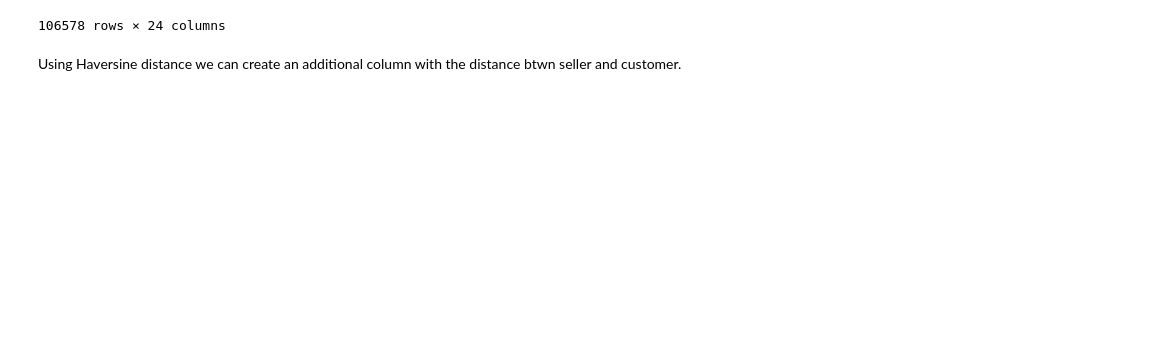
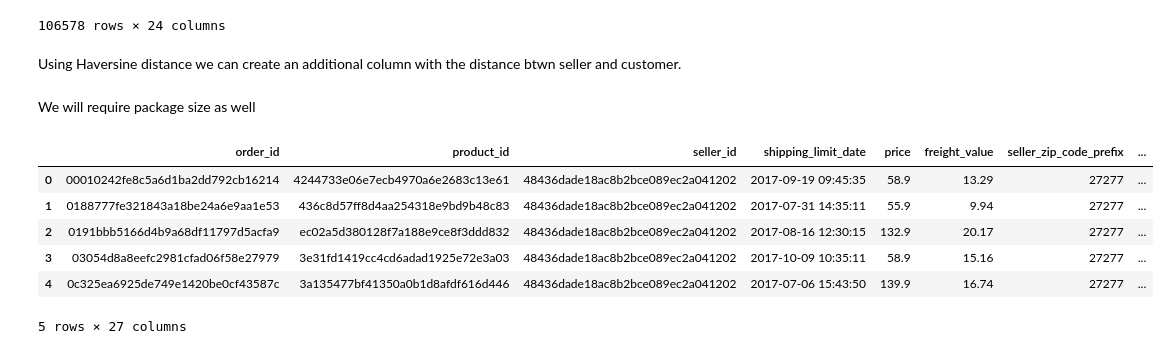
Before and after one commit to Ksyu22/olist_ecommerce, a Jupyter notebook: olist_ecommerce/notebooks/eda_delivery_prediction.ipynb, the cells around one changed output. Saved outputs shown, nothing was run; the diff lists cells and outputs as text; code cells hidden in the pictures; blank space fills up the shorter version.

```diff
--- a/olist_ecommerce/notebooks/eda_delivery_prediction.ipynb
+++ b/olist_ecommerce/notebooks/eda_delivery_prediction.ipynb
@@ -397,3 +393,26 @@ Using Haversine distance we can create an additional column with the distance bt
 final_df["distance"] = haversine_distance(final_df,
                                     start_lat="geolocation_lat_seller", start_lon="geolocation_lng_seller",
                                     end_lat="geolocation_lat_customer", end_lon="geolocation_lng_customer")
+# %% [markdown]
+We will require package size as well
+# %%
+prod_m = order_items[['order_id', 'product_id']].merge(products[['product_id', 'product_length_cm', 'product_height_cm', 'product_width_cm', 'product_weight_g']],
+                                        on = "product_id",
+                                        how = "outer")
+
+prod_m.loc[:, "product_size_cm3"] = prod_m['product_length_cm'] * prod_m['product_width_cm'] * prod_m['product_height_cm']
+
+orders_size_weight = prod_m.groupby("order_id", as_index = False).sum()[['order_id','product_size_cm3', 'product_weight_g']]
+# %%
+final_df = final_df.merge(orders_size_weight,
+                    on = 'order_id',
+                    how = 'left')
+final_df.head()
+# %% [output]
+|  | order_id | product_id | seller_id | shipping_limit_date | price | freight_value | seller_zip_code_prefix | ... |
+| 0 | 00010242fe8c5a6d1ba2dd792cb16214 | 4244733e06e7ecb4970a6e2683c13e61 | 48436dade18ac8b2bce089ec2a041202 | 2017-09-19 09:45:35 | 58.9 | 13.29 | 27277 | ... |
+| 1 | 0188777fe321843a18be24a6e9aa1e53 | 436c8d57ff8d4aa254318e9bd9b48c83 | 48436dade18ac8b2bce089ec2a041202 | 2017-07-31 14:35:11 | 55.9 | 9.94 | 27277 | ... |
+| 2 | 0191bbb5166d4b9a68df11797d5acfa9 | ec02a5d380128f7a188e9ce8f3ddd832 | 48436dade18ac8b2bce089ec2a041202 | 2017-08-16 12:30:15 | 132.9 | 20.17 | 27277 | ... |
+| 3 | 03054d8a8eefc2981cfad06f58e27979 | 3e31fd1419cc4cd6adad1925e72e3a03 | 48436dade18ac8b2bce089ec2a041202 | 2017-10-09 10:35:11 | 58.9 | 15.16 | 27277 | ... |
+| 4 | 0c325ea6925de749e1420be0cf43587c | 3a135477bf41350a0b1d8afdf616d446 | 48436dade18ac8b2bce089ec2a041202 | 2017-07-06 15:43:50 | 139.9 | 16.74 | 27277 | ... |
+5 rows × 27 columns
```
Also changed, not shown: parts of 7 cells of this notebook.
